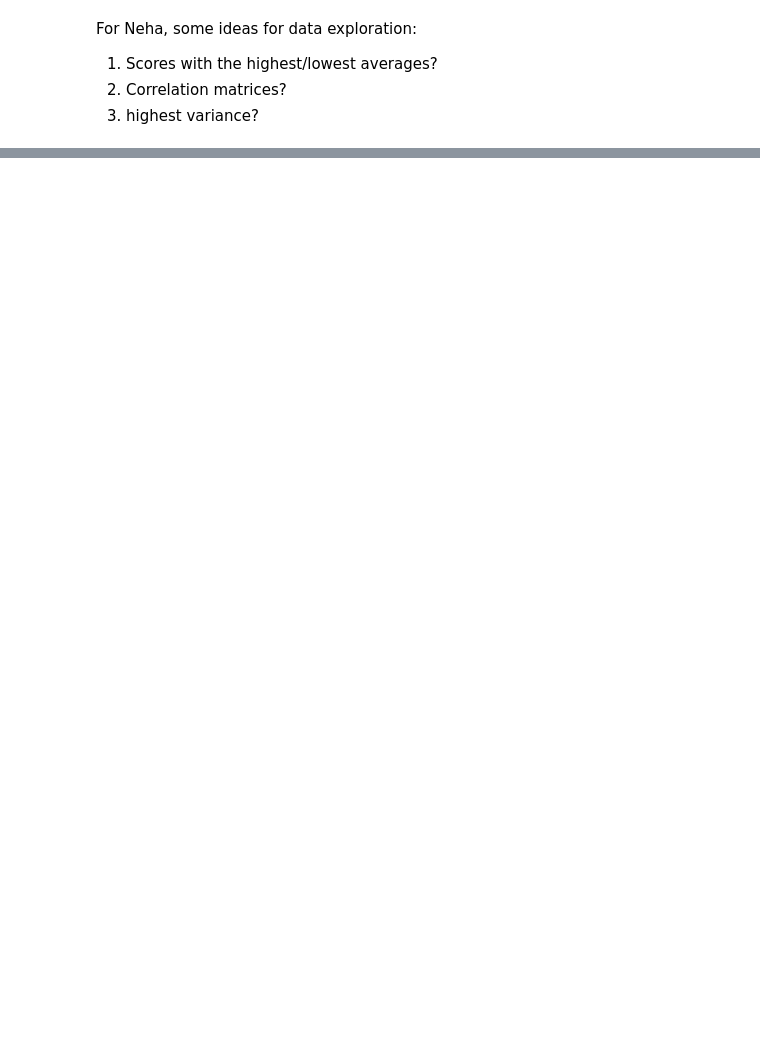
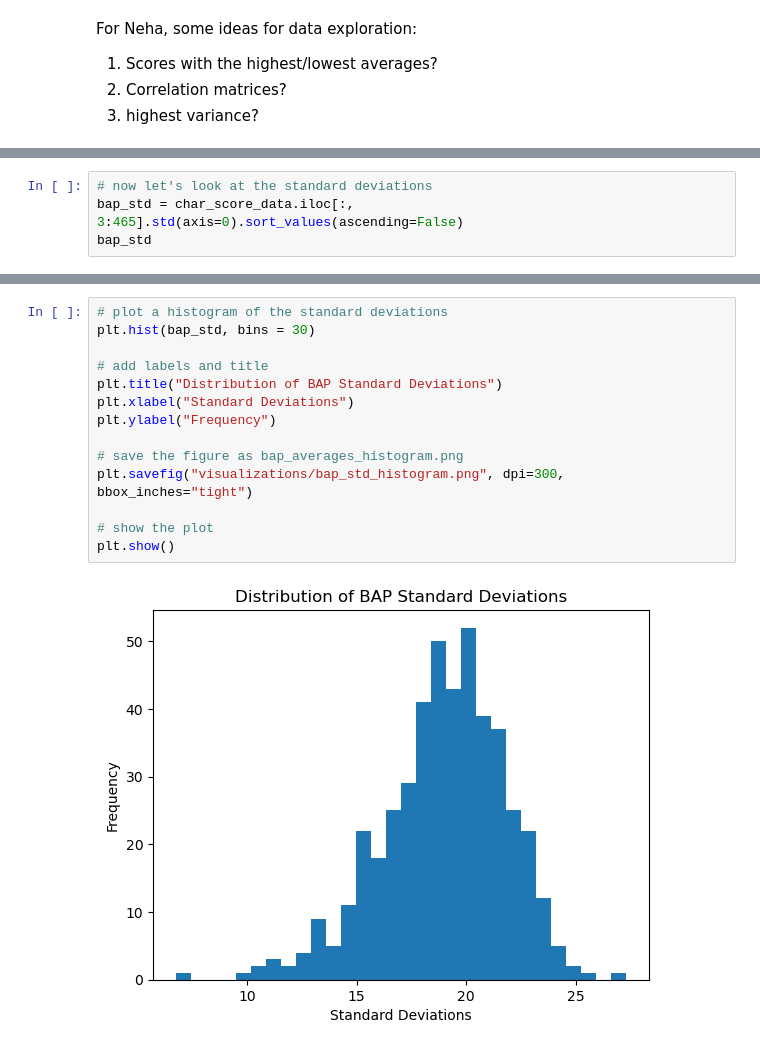
Before and after one commit to UCB-stat-159-f25/final-group03, a Jupyter notebook: 1-intro_exploration.ipynb, the cells around one changed output, grey strips where cells are left out. Drawn from its saved outputs; the diff is of its cells as text; blank space fills up the shorter version.

```diff
--- a/1-intro_exploration.ipynb
+++ b/1-intro_exploration.ipynb
@@ -183,0 +355,4 @@ For Neha, some ideas for data exploration:
+# %%
+# now let's look at the standard deviations
+bap_std = char_score_data.iloc[:, 3:465].std(axis=0).sort_values(ascending=False)
+bap_std
@@ -183,0 +372,16 @@ For Neha, some ideas for data exploration:
+# %%
+# plot a histogram of the standard deviations
+plt.hist(bap_std, bins = 30)
+
+# add labels and title
+plt.title("Distribution of BAP Standard Deviations")
+plt.xlabel("Standard Deviations")
+plt.ylabel("Frequency")
+
+# save the figure as bap_averages_histogram.png
+plt.savefig("visualizations/bap_std_histogram.png", dpi=300, bbox_inches="tight")
+
+# show the plot
+plt.show()
+# %% [output]
+[figure, added]
```
Also changed, not shown: parts of 21 cells of this notebook.
